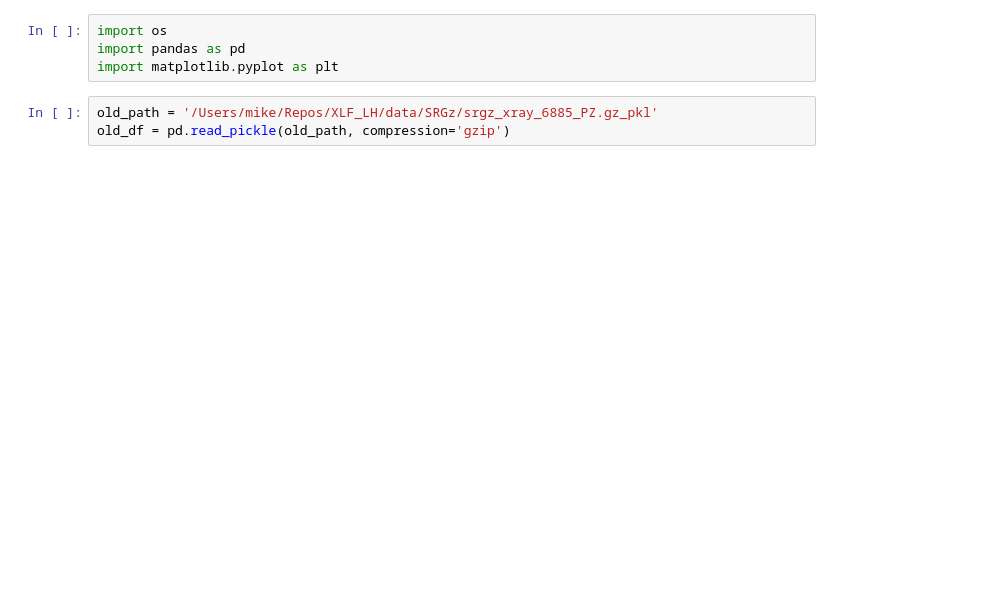
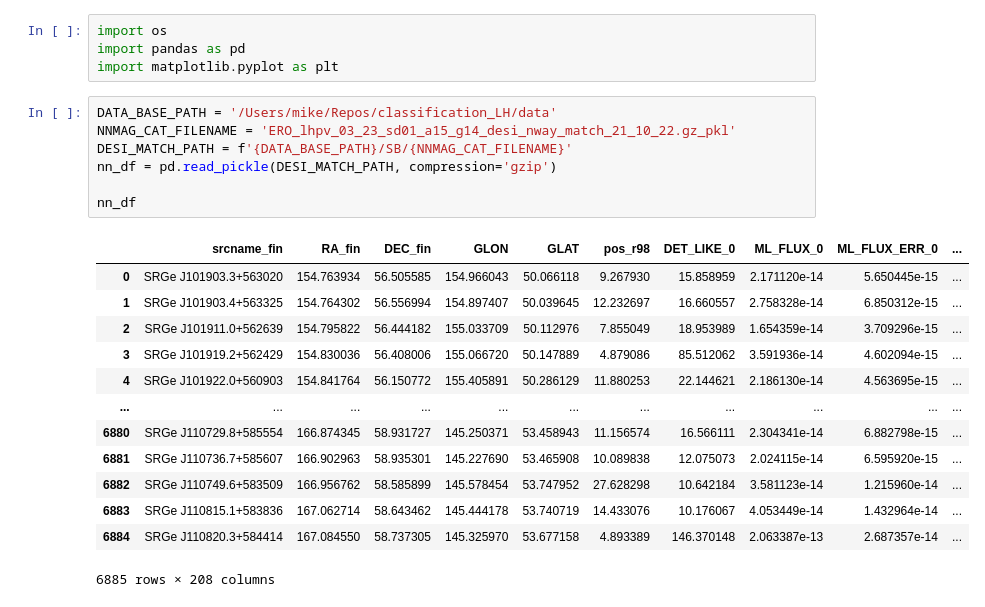
Before and after one commit to mbelveder/ero-lh-class, a Jupyter notebook: playground.ipynb, the cells around one changed output. Saved outputs shown, nothing was run; the diff lists cells and outputs as text; blank space fills up the shorter version.

```diff
--- a/playground.ipynb
+++ b/playground.ipynb
@@ -3,5 +3,23 @@ import os
 import pandas as pd
 import matplotlib.pyplot as plt
 # %%
-old_path = '/Users/mike/Repos/XLF_LH/data/SRGz/srgz_xray_6885_PZ.gz_pkl'
-old_df = pd.read_pickle(old_path, compression='gzip')
+DATA_BASE_PATH = '/Users/mike/Repos/classification_LH/data'
+NNMAG_CAT_FILENAME = 'ERO_lhpv_03_23_sd01_a15_g14_desi_nway_match_21_10_22.gz_pkl'
+DESI_MATCH_PATH = f'{DATA_BASE_PATH}/SB/{NNMAG_CAT_FILENAME}'
+nn_df = pd.read_pickle(DESI_MATCH_PATH, compression='gzip')
+
+nn_df
+# %% [output]
+|  | srcname_fin | RA_fin | DEC_fin | GLON | GLAT | pos_r98 | DET_LIKE_0 | ML_FLUX_0 | ML_FLUX_ERR_0 | ... |
+| 0 | SRGe J101903.3+563020 | 154.763934 | 56.505585 | 154.966043 | 50.066118 | 9.267930 | 15.858959 | 2.171120e-14 | 5.650445e-15 | ... |
+| 1 | SRGe J101903.4+563325 | 154.764302 | 56.556994 | 154.897407 | 50.039645 | 12.232697 | 16.660557 | 2.758328e-14 | 6.850312e-15 | ... |
+| 2 | SRGe J101911.0+562639 | 154.795822 | 56.444182 | 155.033709 | 50.112976 | 7.855049 | 18.953989 | 1.654359e-14 | 3.709296e-15 | ... |
+| 3 | SRGe J101919.2+562429 | 154.830036 | 56.408006 | 155.066720 | 50.147889 | 4.879086 | 85.512062 | 3.591936e-14 | 4.602094e-15 | ... |
+| 4 | SRGe J101922.0+560903 | 154.841764 | 56.150772 | 155.405891 | 50.286129 | 11.880253 | 22.144621 | 2.186130e-14 | 4.563695e-15 | ... |
+| ... | ... | ... | ... | ... | ... | ... | ... | ... | ... | ... |
+| 6880 | SRGe J110729.8+585554 | 166.874345 | 58.931727 | 145.250371 | 53.458943 | 11.156574 | 16.566111 | 2.304341e-14 | 6.882798e-15 | ... |
+| 6881 | SRGe J110736.7+585607 | 166.902963 | 58.935301 | 145.227690 | 53.465908 | 10.089838 | 12.075073 | 2.024115e-14 | 6.595920e-15 | ... |
+| 6882 | SRGe J110749.6+583509 | 166.956762 | 58.585899 | 145.578454 | 53.747952 | 27.628298 | 10.642184 | 3.581123e-14 | 1.215960e-14 | ... |
+| 6883 | SRGe J110815.1+583836 | 167.062714 | 58.643462 | 145.444178 | 53.740719 | 14.433076 | 10.176067 | 4.053449e-14 | 1.432964e-14 | ... |
+| 6884 | SRGe J110820.3+584414 | 167.084550 | 58.737305 | 145.325970 | 53.677158 | 4.893389 | 146.370148 | 2.063387e-13 | 2.687357e-14 | ... |
+6885 rows × 208 columns
```
Also changed, not shown: parts of 14 cells of this notebook, 3 other files.
